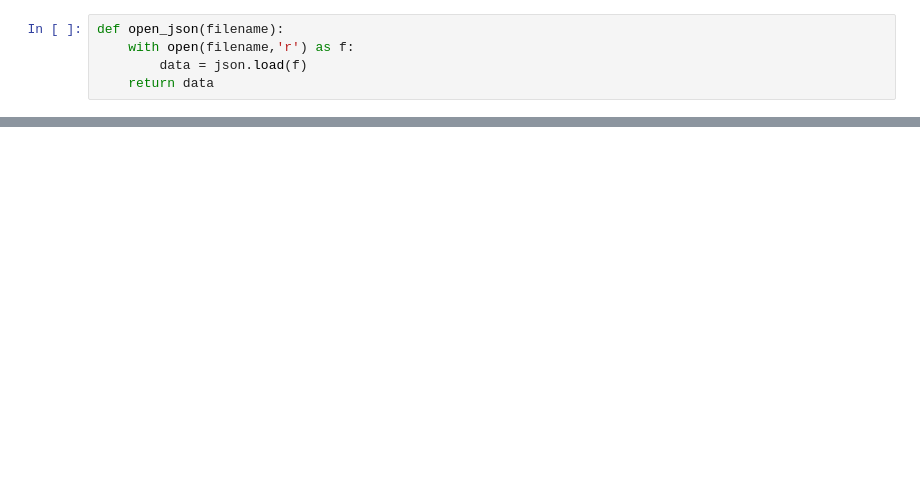
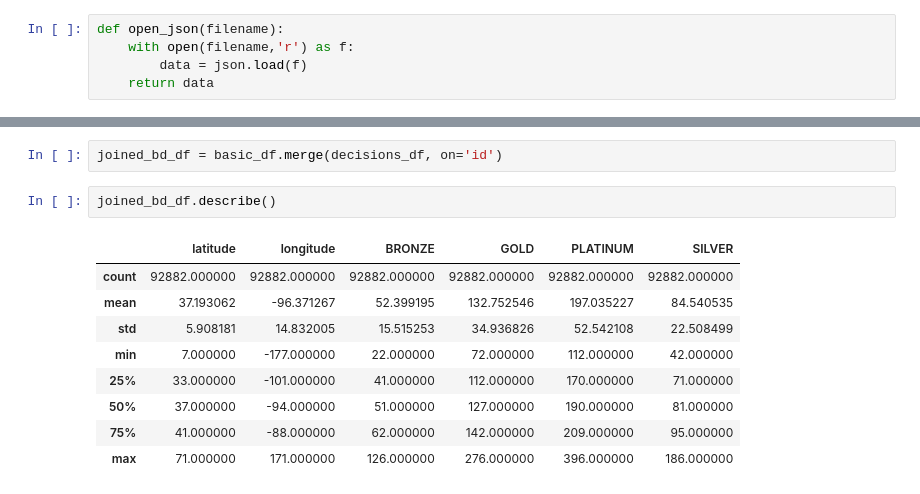
Before and after one commit to Youdongz/vitech, a Jupyter notebook: Combine and Transform data .ipynb, the cells around one changed output, grey strips where cells are left out. Cells and saved outputs as stored; diff of their text form; blank space fills up the shorter version.

```diff
--- a/Combine and Transform data .ipynb
+++ b/Combine and Transform data .ipynb
@@ -54,0 +157,14 @@ for user in basic_data:
+# %%
+joined_bd_df = basic_df.merge(decisions_df, on='id')
+# %%
+joined_bd_df.describe()
+# %% [output]
+|  | latitude | longitude | BRONZE | GOLD | PLATINUM | SILVER |
+| count | 92882.000000 | 92882.000000 | 92882.000000 | 92882.000000 | 92882.000000 | 92882.000000 |
+| mean | 37.193062 | -96.371267 | 52.399195 | 132.752546 | 197.035227 | 84.540535 |
+| std | 5.908181 | 14.832005 | 15.515253 | 34.936826 | 52.542108 | 22.508499 |
+| min | 7.000000 | -177.000000 | 22.000000 | 72.000000 | 112.000000 | 42.000000 |
+| 25% | 33.000000 | -101.000000 | 41.000000 | 112.000000 | 170.000000 | 71.000000 |
+| 50% | 37.000000 | -94.000000 | 51.000000 | 127.000000 | 190.000000 | 81.000000 |
+| 75% | 41.000000 | -88.000000 | 62.000000 | 142.000000 | 209.000000 | 95.000000 |
+| max | 71.000000 | 171.000000 | 126.000000 | 276.000000 | 396.000000 | 186.000000 |
```
Also changed, not shown: parts of 31 cells of this notebook, 1 other file.
